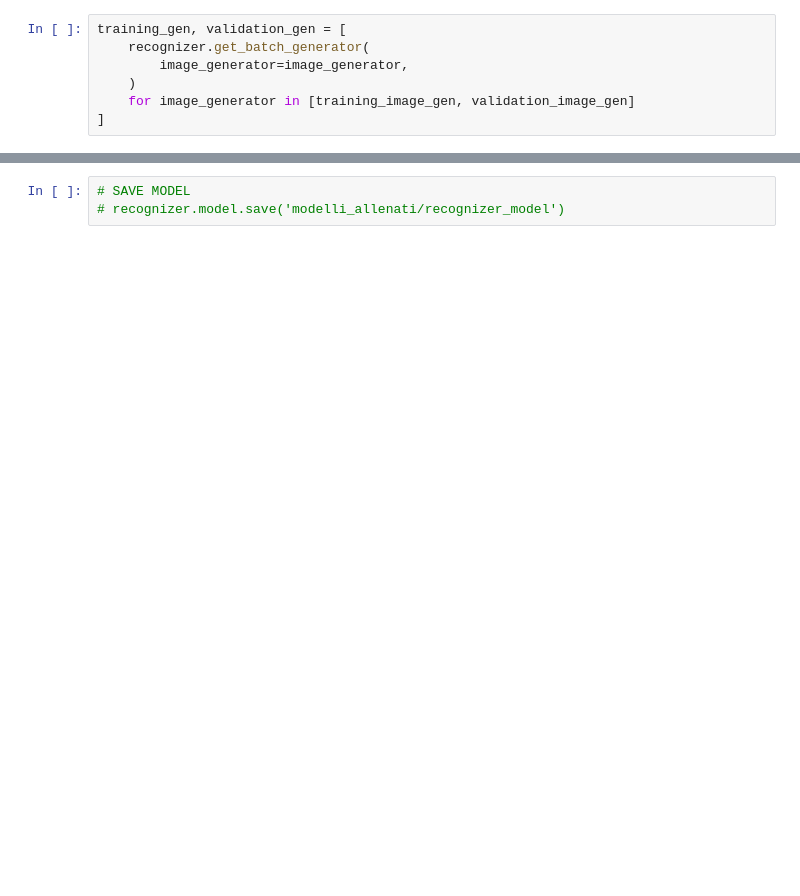
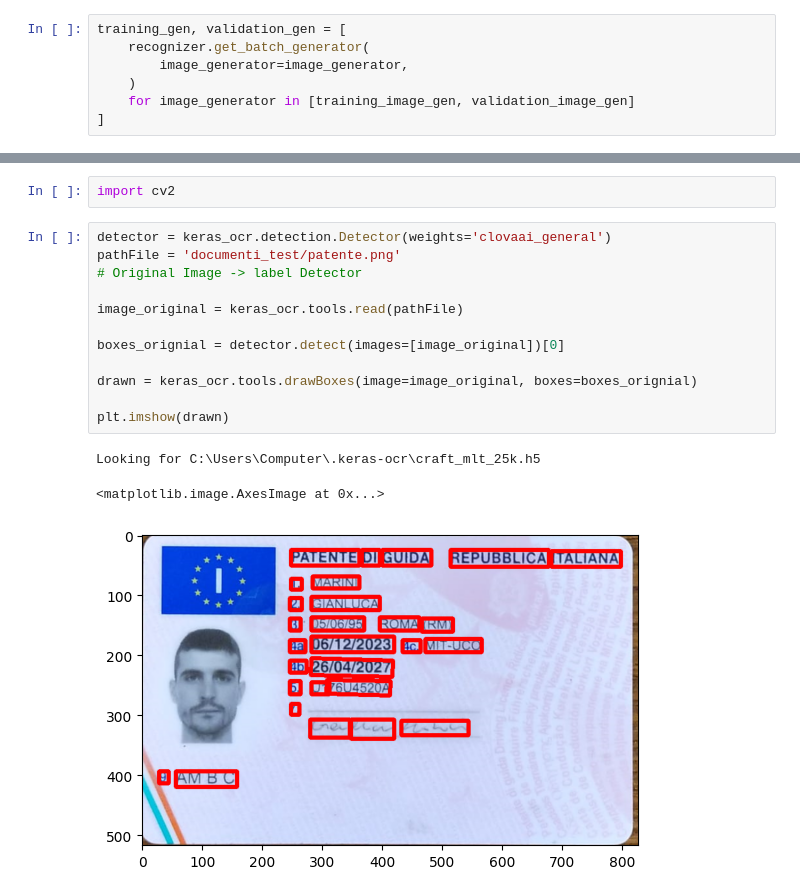
Before and after one commit to gia-95/OCR_custom, a Jupyter notebook: train_recognizer_definitivo.ipynb, the cells around one changed output, grey strips where cells are left out. Cells and saved outputs as stored; diff of their text form; blank space fills up the shorter version.

```diff
--- a/train_recognizer_definitivo.ipynb
+++ b/train_recognizer_definitivo.ipynb
@@ -146,3 +183,18 @@ Predicted: e, Actual: e
-# %%
-# SAVE MODEL
-# recognizer.model.save('modelli_allenati/recognizer_model')
+# %%
+import cv2
+# %%
+detector = keras_ocr.detection.Detector(weights='clovaai_general')
+pathFile = 'documenti_test/patente.png'
+# Original Image -> label Detector
+
+image_original = keras_ocr.tools.read(pathFile)
+
+boxes_orignial = detector.detect(images=[image_original])[0]
+
+drawn = keras_ocr.tools.drawBoxes(image=image_original, boxes=boxes_orignial)
+
+plt.imshow(drawn)
+# %% [output]
+Looking for C:\Users\Computer\.keras-ocr\craft_mlt_25k.h5
+<matplotlib.image.AxesImage at 0x...>
+[figure, added]
```
Also changed, not shown: parts of 14 cells of this notebook, 16 other files.
